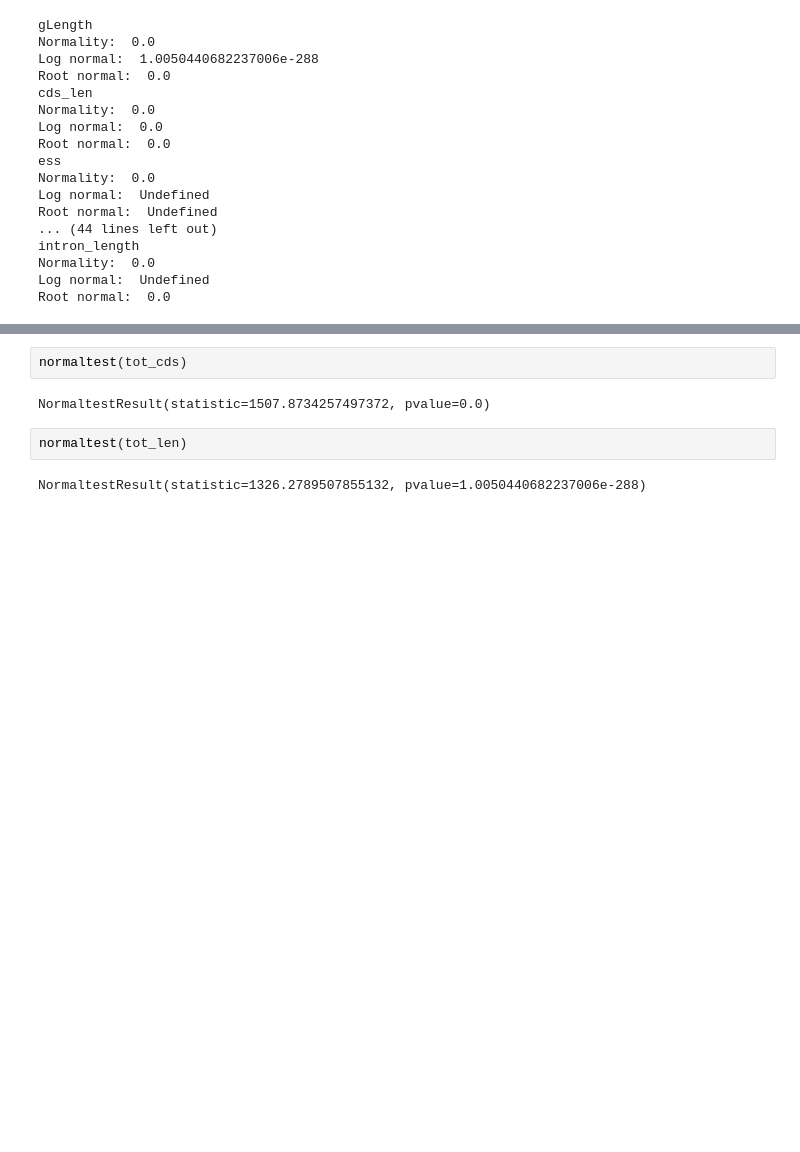
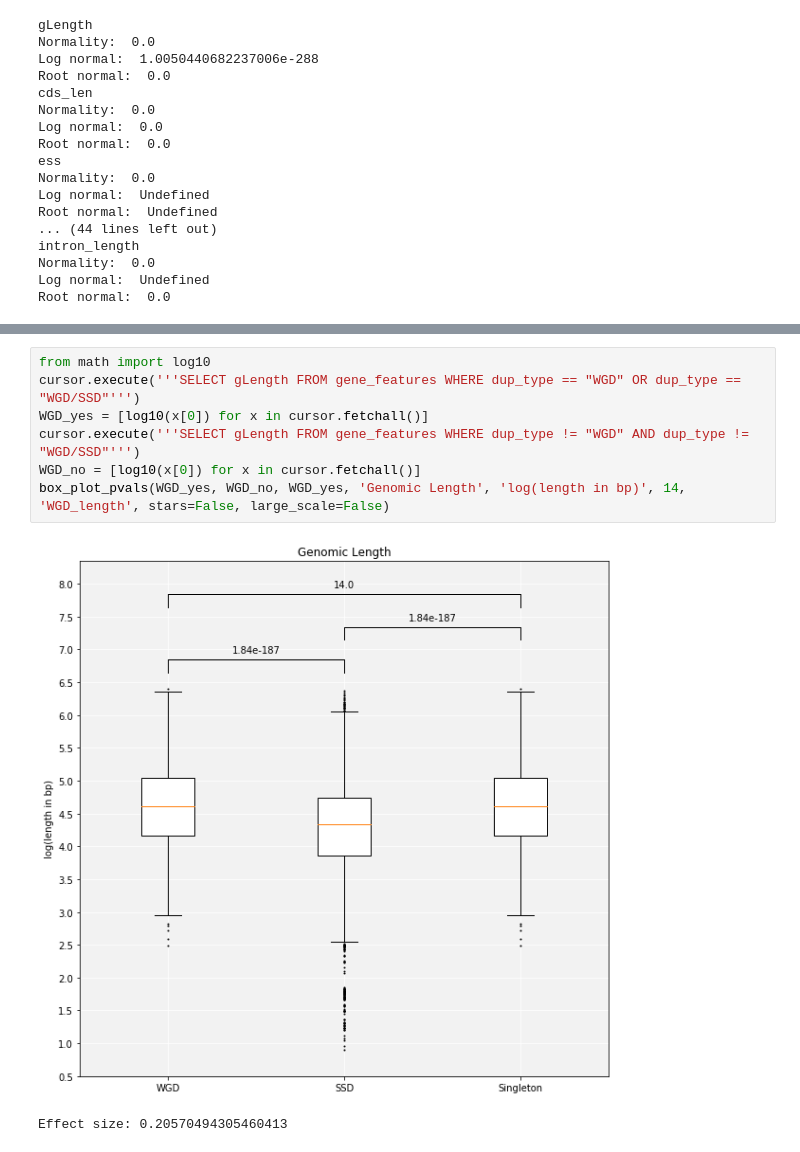
Before and after one commit to ZoeVance/data_cleaning_backup, a Jupyter notebook: Data_visualisation.ipynb, the cells around one changed output, grey strips where cells are left out. Saved outputs shown, nothing was run; the diff lists cells and outputs as text; blank space fills up the shorter version.

```diff
--- a/Data_visualisation.ipynb
+++ b/Data_visualisation.ipynb
@@ -1374,11 +1375,13 @@ for x,y in s:
     title = x + '_vs_' + y + '_log.png'
     plt.savefig(title)
     plt.show()
-# %%
-normaltest(tot_cds)
-# %% [output]
-NormaltestResult(statistic=1507.8734257497372, pvalue=0.0)
-# %%
-normaltest(tot_len)
-# %% [output]
-NormaltestResult(statistic=1326.2789507855132, pvalue=1.0050440682237006e-288)
+# %%
+from math import log10
+cursor.execute('''SELECT gLength FROM gene_features WHERE dup_type == "WGD" OR dup_type == "WGD/SSD"''')
+WGD_yes = [log10(x[0]) for x in cursor.fetchall()]
+cursor.execute('''SELECT gLength FROM gene_features WHERE dup_type != "WGD" AND dup_type != "WGD/SSD"''')
+WGD_no = [log10(x[0]) for x in cursor.fetchall()]
+box_plot_pvals(WGD_yes, WGD_no, WGD_yes, 'Genomic Length', 'log(length in bp)', 14, 'WGD_length', stars=False, large_scale=False)
+# %% [output]
+[figure, added]
+Effect size: 0.20570494305460413
```
Also changed, not shown: parts of 32 cells of this notebook, 3 other files.
